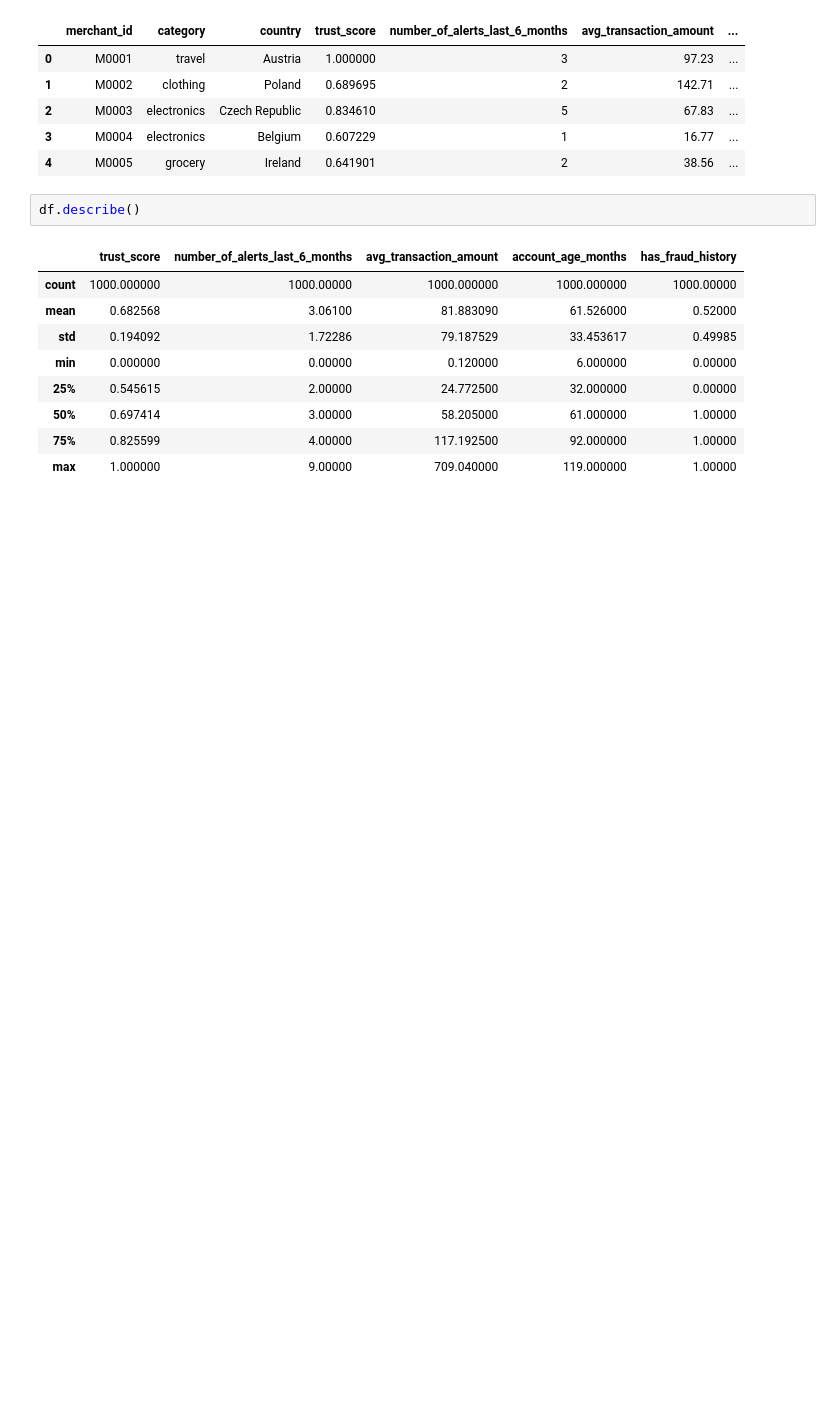
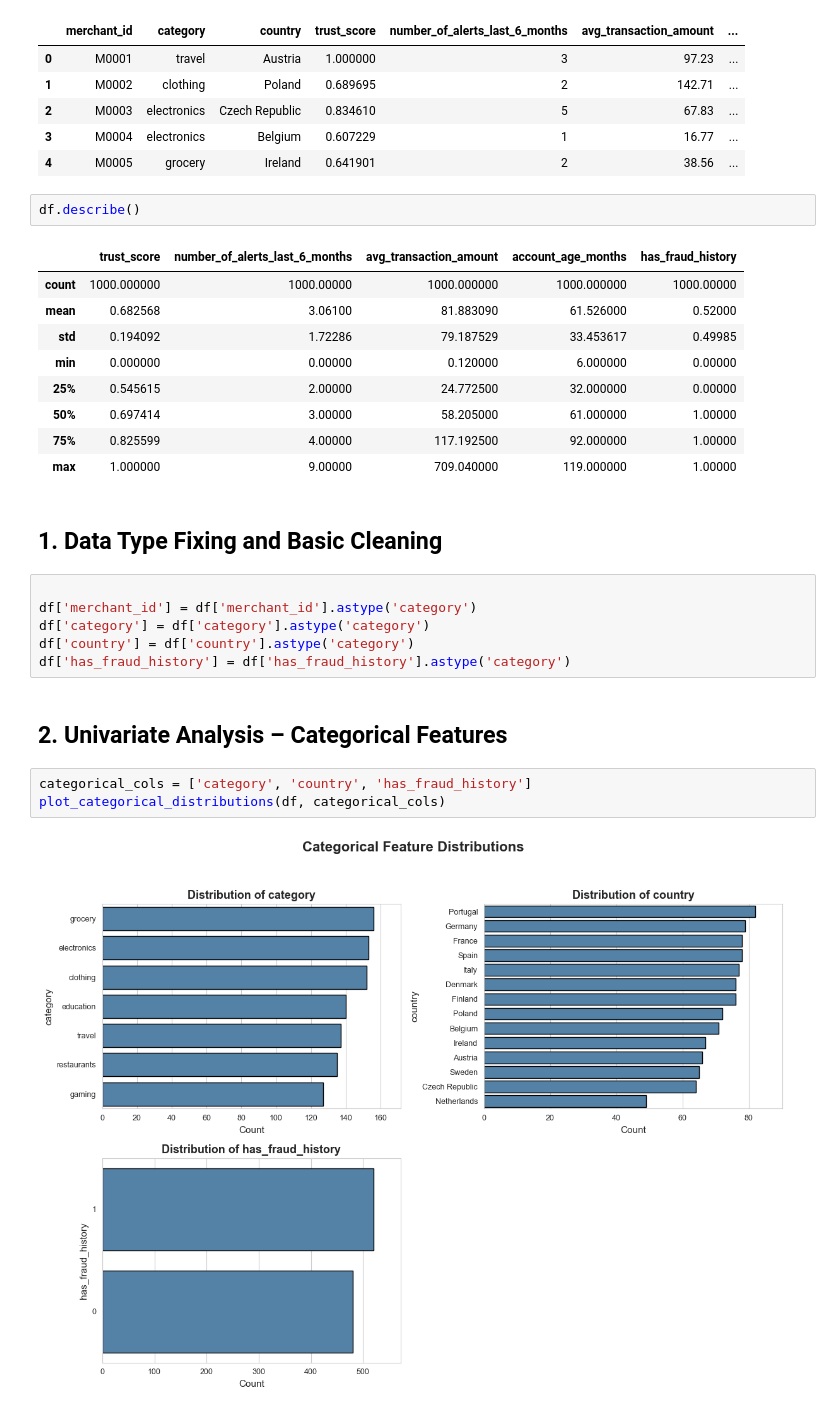
Before and after one commit to pawelkonior/mastercard_challenge, a Jupyter notebook: notebooks/1.3-pk-merchants-eda.ipynb, the cells around one changed output. Saved outputs shown, nothing was run; the diff lists cells and outputs as text; blank space fills up the shorter version.

Commit message:
eda for merchants

```diff
--- a/notebooks/1.3-pk-merchants-eda.ipynb
+++ b/notebooks/1.3-pk-merchants-eda.ipynb
@@ -61,3 +63,18 @@ df.describe()
 | 50% | 0.697414 | 3.00000 | 58.205000 | 61.000000 | 1.00000 |
 | 75% | 0.825599 | 4.00000 | 117.192500 | 92.000000 | 1.00000 |
 | max | 1.000000 | 9.00000 | 709.040000 | 119.000000 | 1.00000 |
+# %% [markdown]
+## 1. Data Type Fixing and Basic Cleaning
+# %%
+
+df['merchant_id'] = df['merchant_id'].astype('category')
+df['category'] = df['category'].astype('category')
+df['country'] = df['country'].astype('category')
+df['has_fraud_history'] = df['has_fraud_history'].astype('category')
+# %% [markdown]
+## 2. Univariate Analysis – Categorical Features
+# %%
+categorical_cols = ['category', 'country', 'has_fraud_history']
+plot_categorical_distributions(df, categorical_cols)
+# %% [output]
+[figure, added]
```
Also changed, not shown: parts of 19 cells of this notebook, 1 other file.
